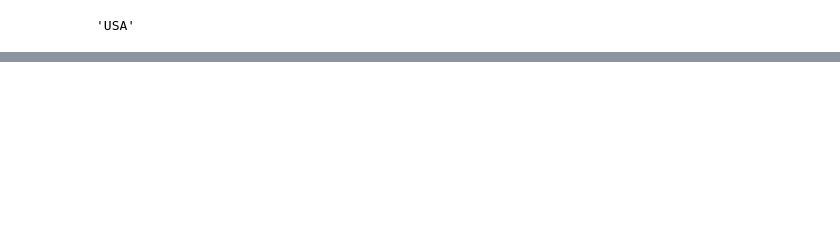
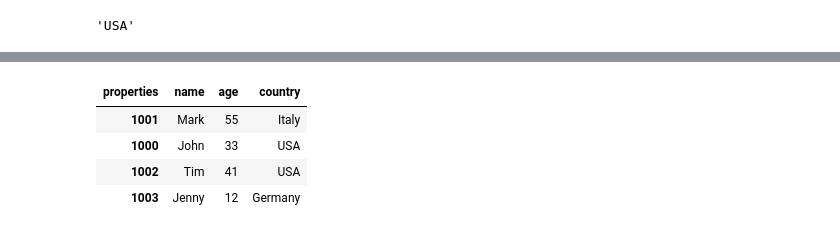
Before and after one commit to ElizeteOliveira/Python-para-Excel--Estudos, a Jupyter notebook: AnáliseDadosPandas.ipynb, the cells around one changed output, grey strips where cells are left out. Drawn from its saved outputs; the diff is of its cells as text; code cells hidden in the pictures; blank space fills up the shorter version.

```diff
--- a/AnáliseDadosPandas.ipynb
+++ b/AnáliseDadosPandas.ipynb
@@ -236,0 +310,8 @@ var_criada_dataframe.loc[:, ["country"]] # Uma coluna (2d)
+# %%
+var_criada_dataframe.iloc[:, :3] # Intervalos colunas
+# %% [output]
+| properties | name | age | country |
+| 1001 | Mark | 55 | Italy |
+| 1000 | John | 33 | USA |
+| 1002 | Tim | 41 | USA |
+| 1003 | Jenny | 12 | Germany |
```
Also changed, not shown: parts of 22 cells of this notebook.
